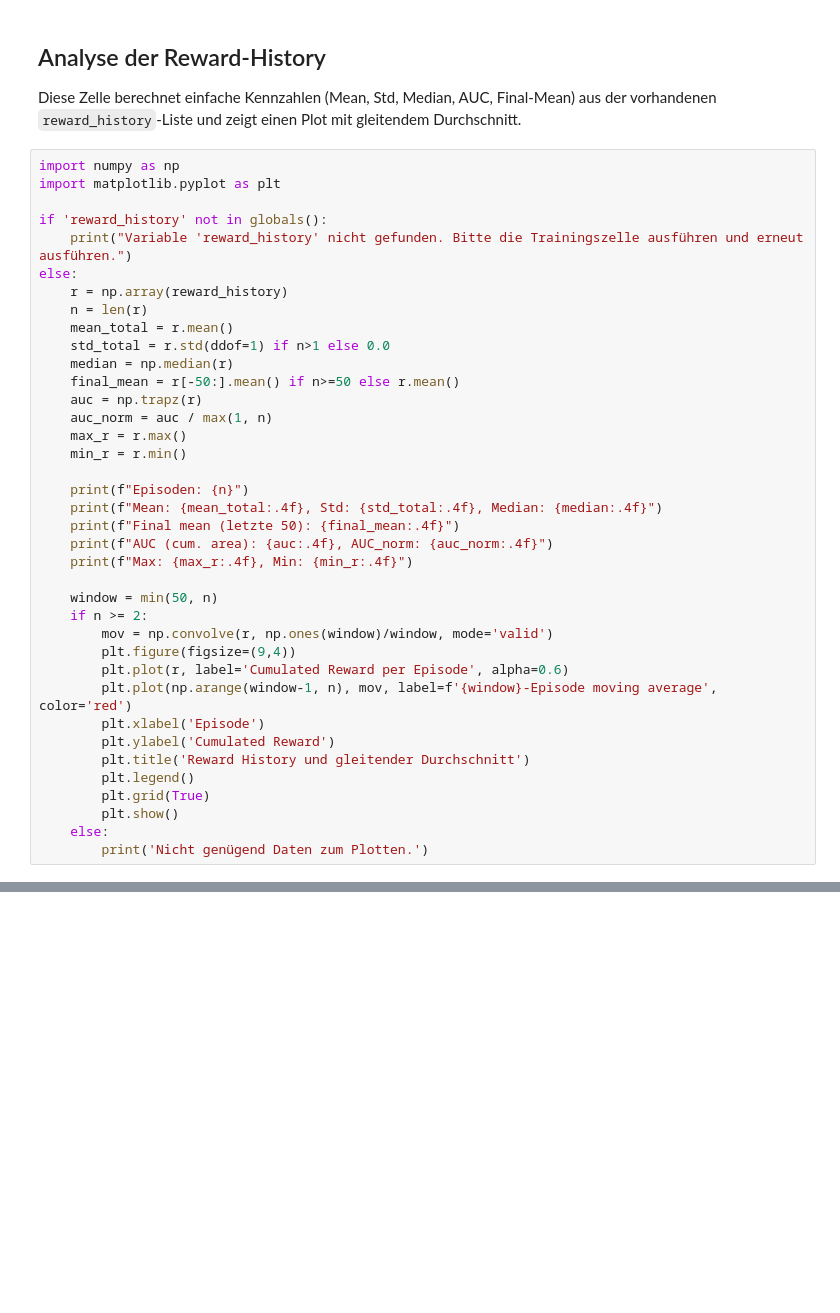
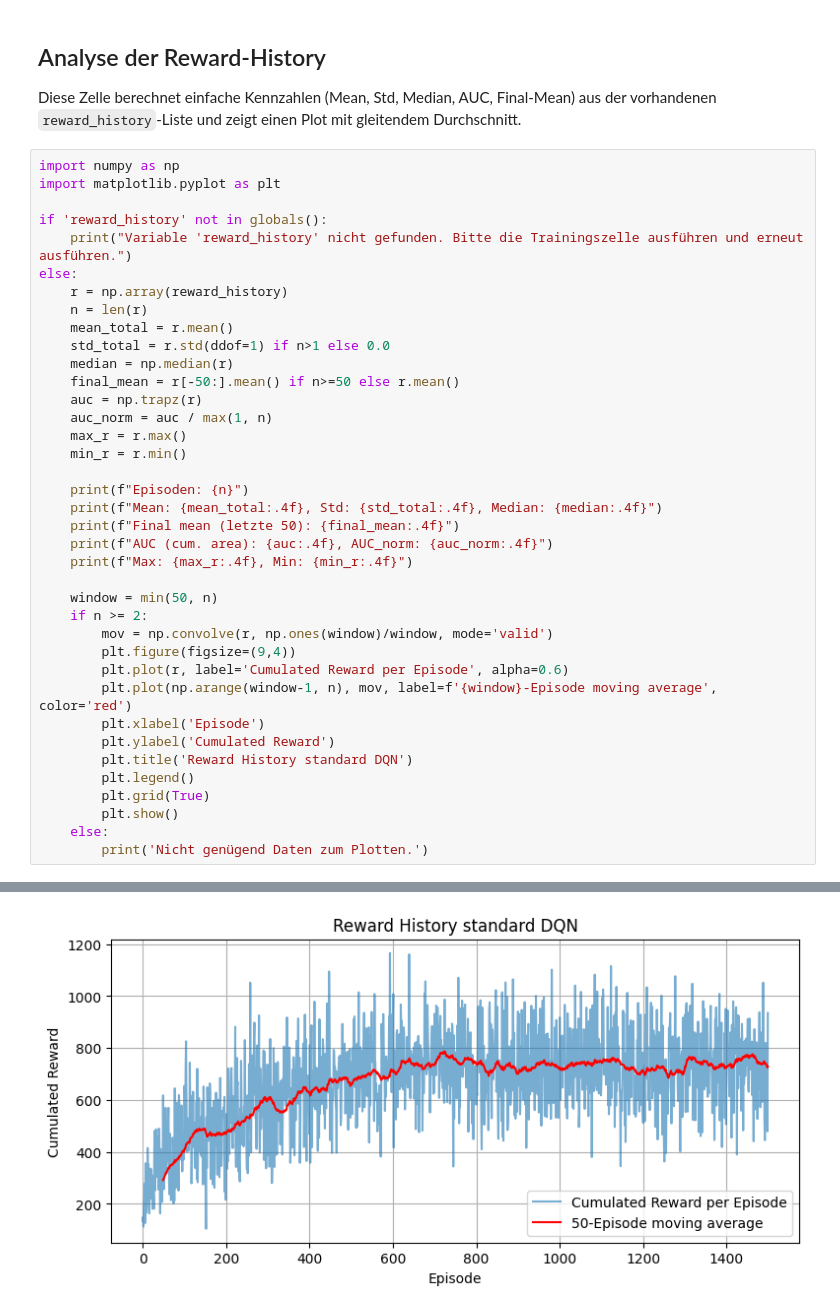
Before and after one commit to FelixFritz02/CI-Programming-Project-SS26, a Jupyter notebook: Programming Part/notebooks/standard_DQN.ipynb, the cells around one changed output, grey strips where cells are left out. Saved outputs shown, nothing was run; the diff lists cells and outputs as text; blank space fills up the shorter version.

```diff
--- a/Programming Part/notebooks/standard_DQN.ipynb
+++ b/Programming Part/notebooks/standard_DQN.ipynb
@@ -187,9 +187,10 @@ else:
         plt.plot(np.arange(window-1, n), mov, label=f'{window}-Episode moving average', color='red')
         plt.xlabel('Episode')
         plt.ylabel('Cumulated Reward')
-        plt.title('Reward History und gleitender Durchschnitt')
+        plt.title('Reward History standard DQN')
         plt.legend()
         plt.grid(True)
         plt.show()
     else:
         print('Nicht genügend Daten zum Plotten.')
+# %% [output]
@@ -195,0 +202 @@ else:
+[figure, added]
```
Also changed, not shown: parts of 7 cells of this notebook, 2 other files.
